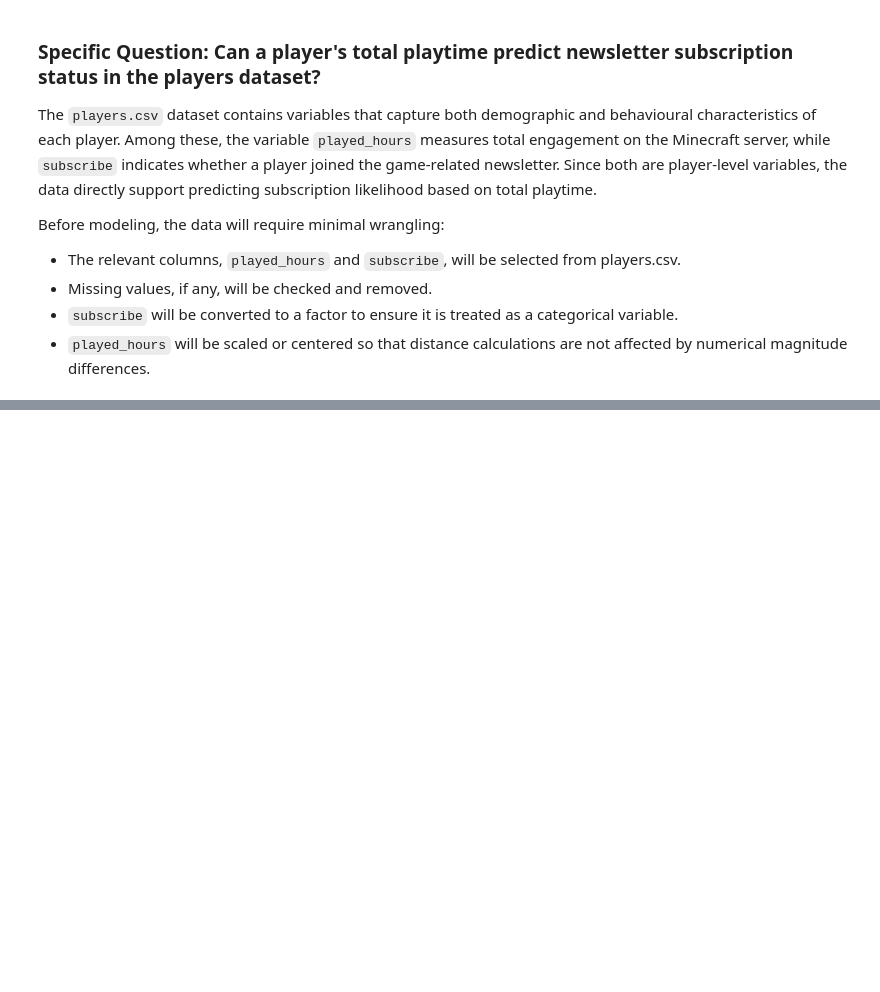
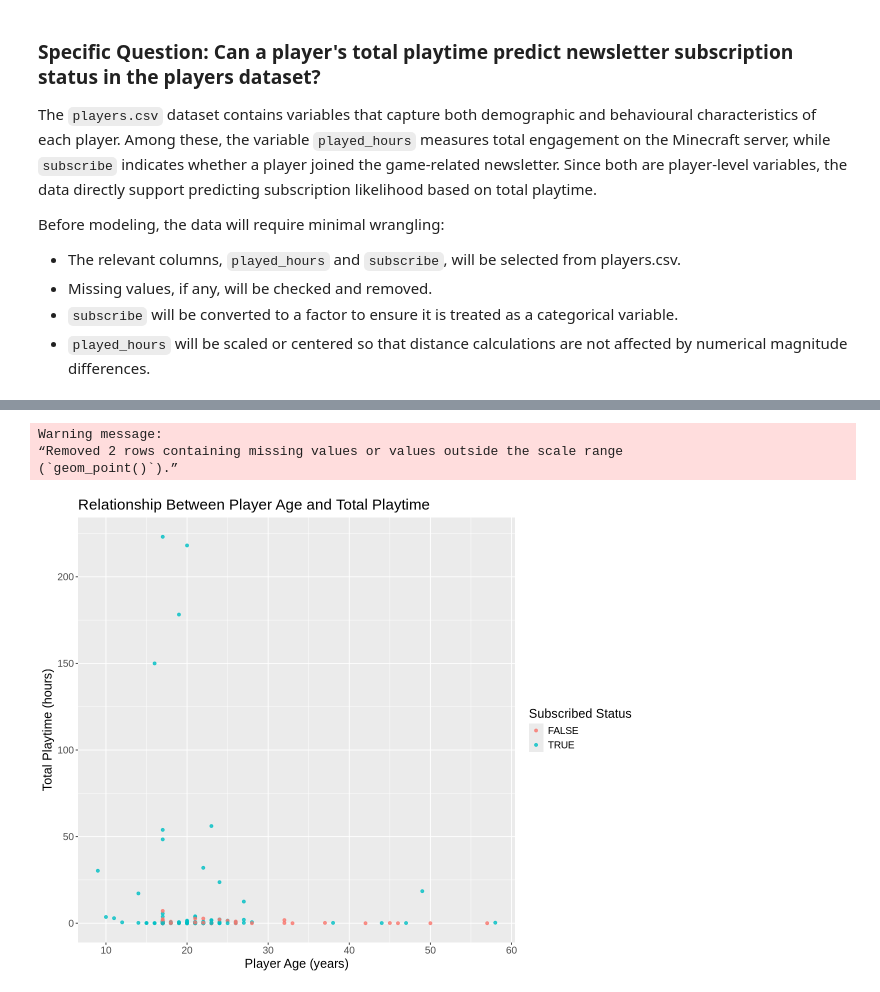
Before and after one commit to chrislee0530/group_23_individual_project_planning, a Jupyter notebook: group_23_project_planning_report.ipynb, the cells around one changed output, grey strips where cells are left out. Saved outputs shown, nothing was run; the diff lists cells and outputs as text; code cells hidden in the pictures; blank space fills up the shorter version.

```diff
--- a/group_23_project_planning_report.ipynb
+++ b/group_23_project_planning_report.ipynb
@@ -102,0 +166,19 @@ ERROR: Error in file(file, "rt"): cannot open the connection
+# %%
+options(repr.plot.width = 10, repr.plot.height = 8)
+
+players_plot <- players |>
+    ggplot(aes(x = Age, y = played_hours, color = subscribe)) +
+    geom_point(alpha = 0.8) +
+    labs(
+        title = "Relationship Between Player Age and Total Playtime",
+        x = "Player Age (years)",
+        y = "Total Playtime (hours)",
+        color = "Subscribed Status") +
+    theme(text = element_text(size = 15))
+
+players_plot
+# %% [output]
+Warning message:
+“Removed 2 rows containing missing values or values outside the scale range
+(`geom_point()`).”
+[figure, added]
```
Also changed, not shown: parts of 7 cells of this notebook.
